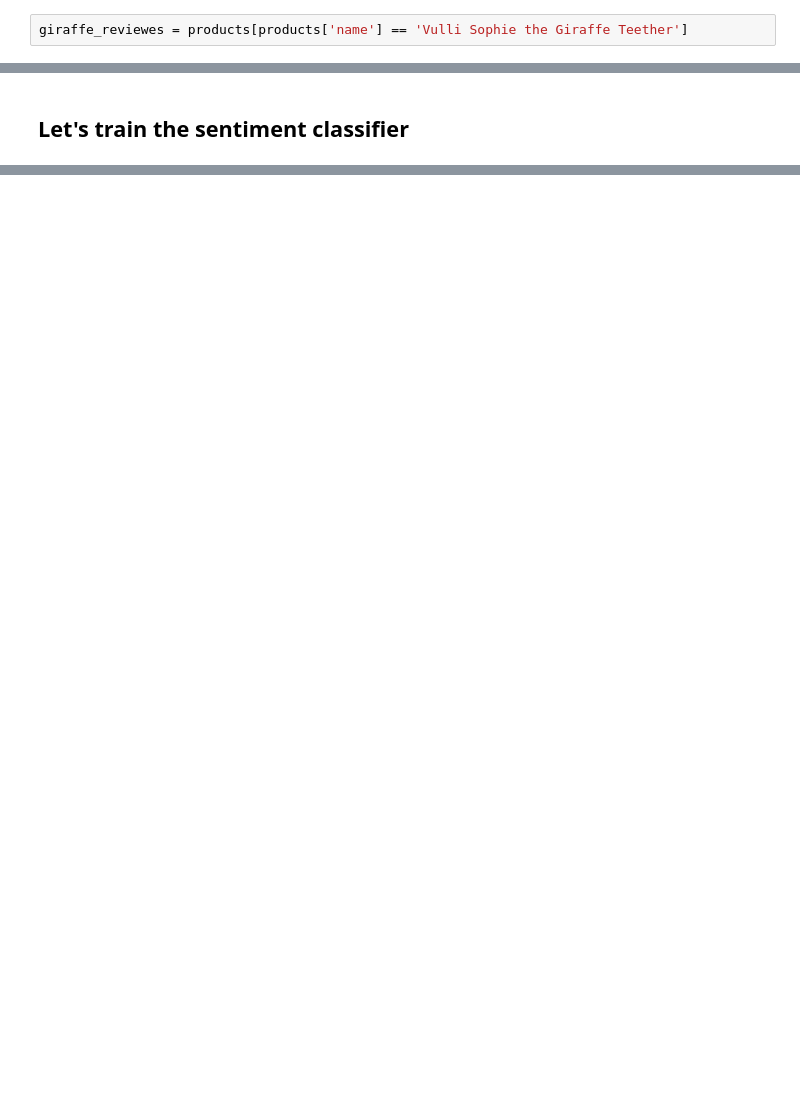
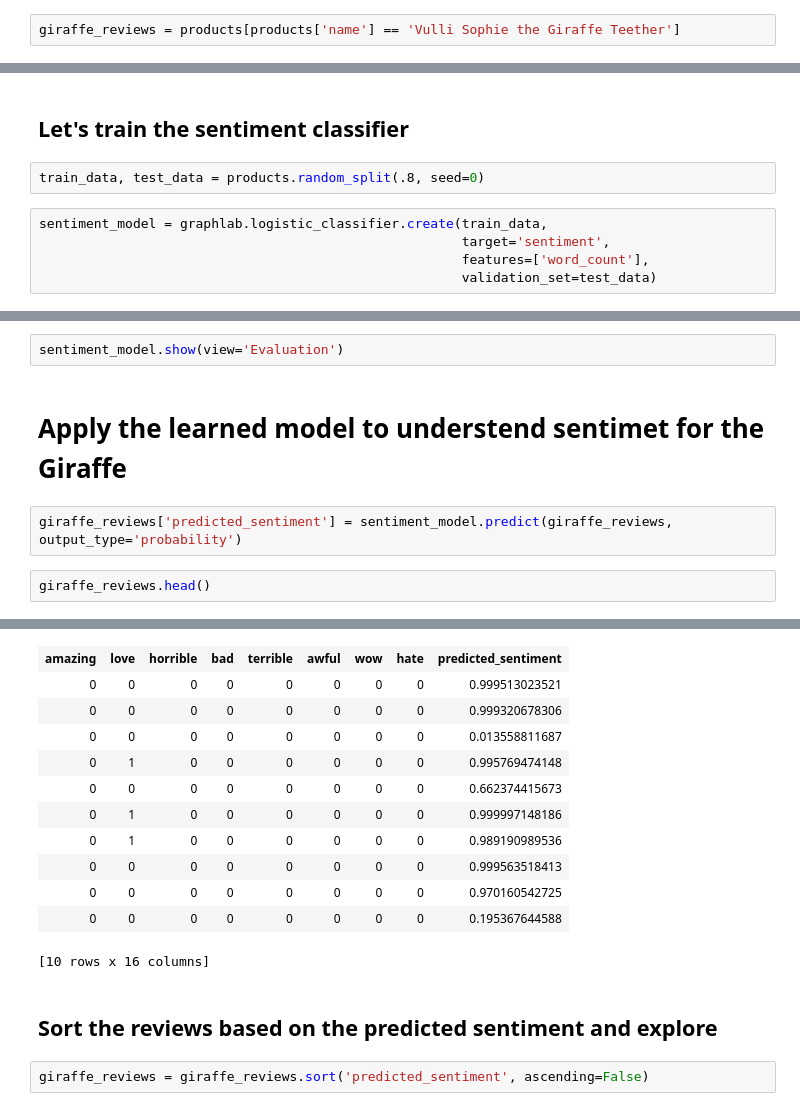
Before and after one commit to shavkat-r/ML-Foundation, a Jupyter notebook: Week3/My Analyzing product sentiment.ipynb, the cells around one changed output, grey strips where cells are left out. Saved outputs shown, nothing was run; the diff lists cells and outputs as text; blank space fills up the shorter version.

```diff
--- a/Week3/My Analyzing product sentiment.ipynb
+++ b/Week3/My Analyzing product sentiment.ipynb
@@ -50,5 +67,5 @@ products['name'].show()
 # %% [markdown]
 # Explore Vulli Sophie
 # %%
-giraffe_reviewes = products[products['name'] == 'Vulli Sophie the Giraffe Teether']
+giraffe_reviews = products[products['name'] == 'Vulli Sophie the Giraffe Teether']
 # %%
@@ -87,2 +133,9 @@ products.head()
 # %% [markdown]
 ## Let's train the sentiment classifier
+# %%
+train_data, test_data = products.random_split(.8, seed=0)
+# %%
+sentiment_model = graphlab.logistic_classifier.create(train_data,
+                                                      target='sentiment',
+                                                      features=['word_count'],
+                                                      validation_set=test_data)
@@ -88,0 +178,9 @@ products.head()
+# %%
+sentiment_model.show(view='Evaluation')
+# %% [markdown]
+# Apply the learned model to understend sentimet for the Giraffe
+# %%
+giraffe_reviews['predicted_sentiment'] = sentiment_model.predict(giraffe_reviews, output_type='probability')
+# %%
+giraffe_reviews.head()
+# %% [output]
@@ -88,0 +198,16 @@ products.head()
+| amazing | love | horrible | bad | terrible | awful | wow | hate | predicted_sentiment |
+| 0 | 0 | 0 | 0 | 0 | 0 | 0 | 0 | 0.999513023521 |
+| 0 | 0 | 0 | 0 | 0 | 0 | 0 | 0 | 0.999320678306 |
+| 0 | 0 | 0 | 0 | 0 | 0 | 0 | 0 | 0.013558811687 |
+| 0 | 1 | 0 | 0 | 0 | 0 | 0 | 0 | 0.995769474148 |
+| 0 | 0 | 0 | 0 | 0 | 0 | 0 | 0 | 0.662374415673 |
+| 0 | 1 | 0 | 0 | 0 | 0 | 0 | 0 | 0.999997148186 |
+| 0 | 1 | 0 | 0 | 0 | 0 | 0 | 0 | 0.989190989536 |
+| 0 | 0 | 0 | 0 | 0 | 0 | 0 | 0 | 0.999563518413 |
+| 0 | 0 | 0 | 0 | 0 | 0 | 0 | 0 | 0.970160542725 |
+| 0 | 0 | 0 | 0 | 0 | 0 | 0 | 0 | 0.195367644588 |
+[10 rows x 16 columns]
+# %% [markdown]
+## Sort the reviews based on the predicted sentiment and explore
+# %%
+giraffe_reviews = giraffe_reviews.sort('predicted_sentiment', ascending=False)
```
Also changed, not shown: parts of 37 cells of this notebook, 1 other file.
